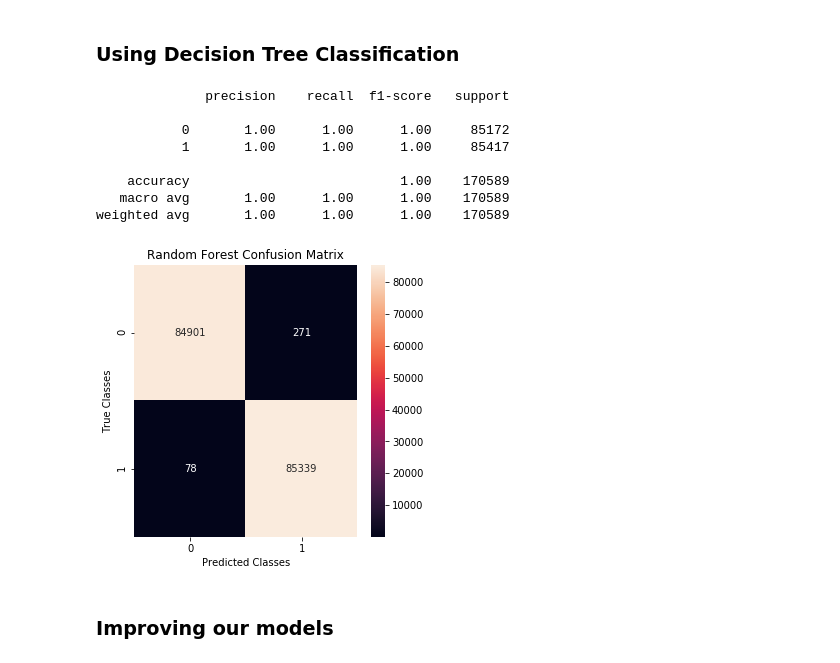
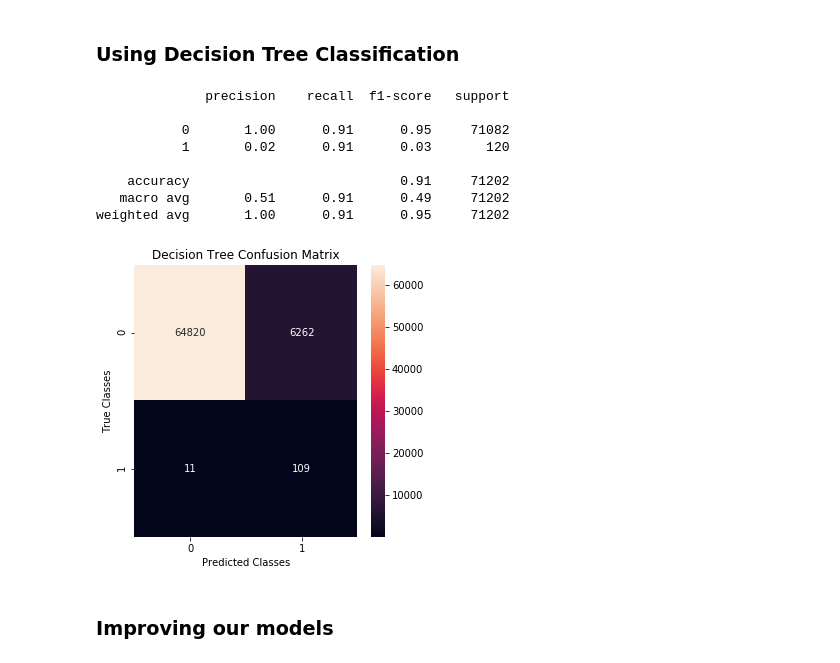
Before and after one commit to g12bftd/Kaggle-Based-Projects, a Jupyter notebook: Credit Card Fraud Detection.ipynb, the cells around one changed output. Drawn from its saved outputs; the diff is of its cells as text; code cells hidden in the pictures.

```diff
--- a/Credit Card Fraud Detection.ipynb
+++ b/Credit Card Fraud Detection.ipynb
@@ -258,26 +267,26 @@ weighted avg       1.00      0.98      0.99     71202
 # %%
 from sklearn.tree import DecisionTreeClassifier
 decision_tree = DecisionTreeClassifier()
 decision_tree.fit(X = X_train, y = y_train)
 y_pred_decision_tree = decision_tree.predict(X = X_test)
 cm_dt = confusion_matrix(y_test, y_pred_decision_tree)
 plt.figure(figsize = (5, 5))
 axes = plt.axes()
 sns.heatmap(cm_dt, annot = True, fmt = "g", ax = axes)
-axes.set_title('Random Forest Confusion Matrix')
+axes.set_title('Decision Tree Confusion Matrix')
 axes.set_xlabel("Predicted Classes")
 axes.set_ylabel("True Classes")
 print(classification_report(y_test, y_pred_decision_tree))
 # %% [output]
               precision    recall  f1-score   support
 
-           0       1.00      1.00      1.00     85172
-           1       1.00      1.00      1.00     85417
+           0       1.00      0.91      0.95     71082
+           1       0.02      0.91      0.03       120
 
-    accuracy                           1.00    170589
-   macro avg       1.00      1.00      1.00    170589
-weighted avg       1.00      1.00      1.00    170589
+    accuracy                           0.91     71202
+   macro avg       0.51      0.91      0.49     71202
+weighted avg       1.00      0.91      0.95     71202
-[figure, old version]
+[figure, new version]
 # %% [markdown]
 ### Improving our models
 # %% [markdown]
```
Also changed, not shown: parts of 13 cells of this notebook.
